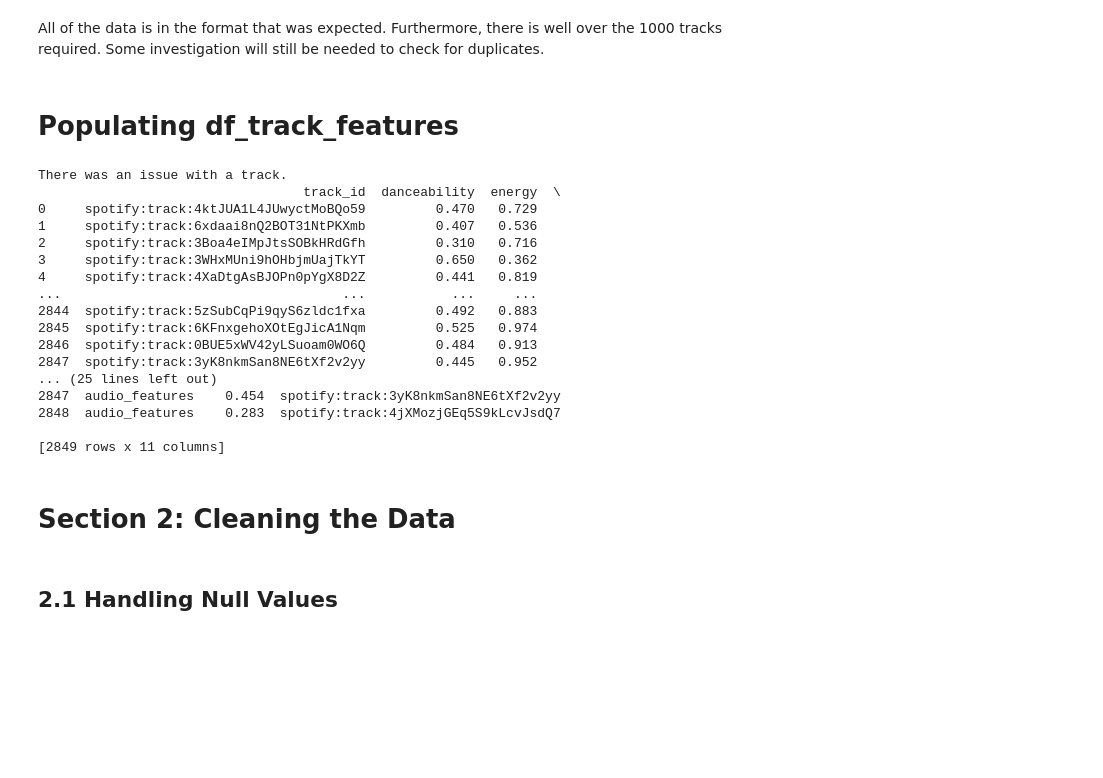
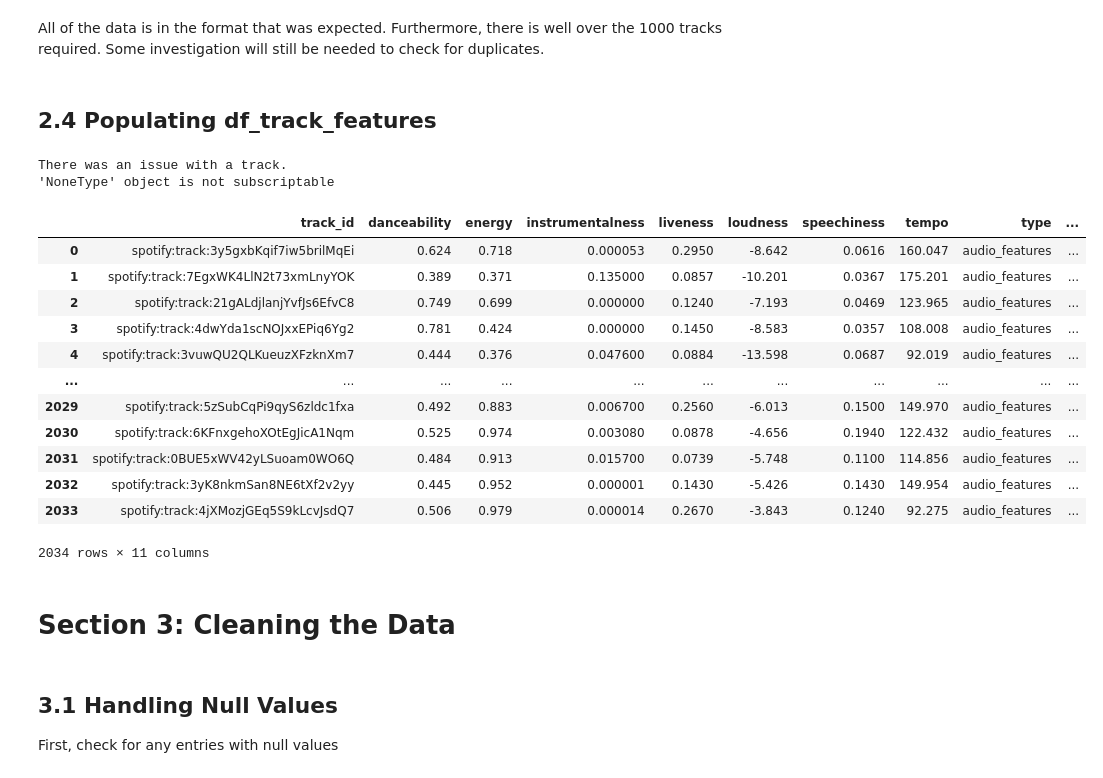
Before and after one commit to sschwartzdata/onramp_project, a Jupyter notebook: temp/proof_of_concept.ipynb, the cells around one changed output. Saved outputs shown, nothing was run; the diff lists cells and outputs as text; code cells hidden in the pictures; blank space fills up the shorter version.

Commit message:
notebook updates
updated the following
data cleaning
sql queries
analysis
checking data tranfer

```diff
--- a/temp/proof_of_concept.ipynb
+++ b/temp/proof_of_concept.ipynb
@@ -53,0 +66,7 @@ df_track_feature = pd.DataFrame(columns = track_feature_table_columns)
+# %%
+# only pulling the first result because I do not want potentially multiple artists with the same name
+# testing the connection and printing out any errors with an excetpion statement
+try:
+    pprint.pprint(sp.search(q="Wild Child", type="artist")['artists']['items'][0])
+except Exception as e:
+    print(e)
@@ -287,7 +465,7 @@ memory usage: 362.9+ KB
 # %% [markdown]
 All of the data is in the format that was expected. Furthermore, there is well over the 1000 tracks required. Some investigation will still be needed to check for duplicates.
 # %% [markdown]
-# Populating df_track_features
+## 2.4 Populating df_track_features
 # %%
 track_ids = df_track["track_id"].tolist()
 
@@ -301,35 +479,32 @@ def get_track_info(track_ids):
             new_row = [track_id, result['danceability'], result['energy'], result['instrumentalness'],
                    result['liveness'], result['loudness'], result['speechiness'], result['tempo'],
                    result['type'], result['valence'], result['uri']]
-        except:
+        except Exception as e:
             print("There was an issue with a track.")
+            print(e)
         df_track_feature.loc[len(df_track_feature.index)] = new_row
-
-    return df_track_feature
 # %%
 df_track_feature = pd.DataFrame(columns = track_feature_table_columns)
 get_track_info(track_ids)
-
-print(df_track_feature)
+df_track_feature
 # %% [output]
 There was an issue with a track.
-                                  track_id  danceability  energy  \
-0     spotify:track:4ktJUA1L4JUwyctMoBQo59         0.470   0.729
-1     spotify:track:6xdaai8nQ2BOT31NtPKXmb         0.407   0.536
-2     spotify:track:3Boa4eIMpJtsSOBkHRdGfh         0.310   0.716
-3     spotify:track:3WHxMUni9hOHbjmUajTkYT         0.650   0.362
-4     spotify:track:4XaDtgAsBJOPn0pYgX8D2Z         0.441   0.819
-...                                    ...           ...     ...
-2844  spotify:track:5zSubCqPi9qyS6zldc1fxa         0.492   0.883
-2845  spotify:track:6KFnxgehoXOtEgJicA1Nqm         0.525   0.974
-2846  spotify:track:0BUE5xWV42yLSuoam0WO6Q         0.484   0.913
-2847  spotify:track:3yK8nkmSan8NE6tXf2v2yy         0.445   0.952
-... (25 lines left out)
-2847  audio_features    0.454  spotify:track:3yK8nkmSan8NE6tXf2v2yy
-2848  audio_features    0.283  spotify:track:4jXMozjGEq5S9kLcvJsdQ7
-
-[2849 rows x 11 columns]
+'NoneType' object is not subscriptable
+|  | track_id | danceability | energy | instrumentalness | liveness | loudness | speechiness | tempo | type | ... |
+| 0 | spotify:track:3y5gxbKqif7iw5brilMqEi | 0.624 | 0.718 | 0.000053 | 0.2950 | -8.642 | 0.0616 | 160.047 | audio_features | ... |
+| 1 | spotify:track:7EgxWK4LlN2t73xmLnyYOK | 0.389 | 0.371 | 0.135000 | 0.0857 | -10.201 | 0.0367 | 175.201 | audio_features | ... |
+| 2 | spotify:track:21gALdjlanjYvfJs6EfvC8 | 0.749 | 0.699 | 0.000000 | 0.1240 | -7.193 | 0.0469 | 123.965 | audio_features | ... |
+| 3 | spotify:track:4dwYda1scNOJxxEPiq6Yg2 | 0.781 | 0.424 | 0.000000 | 0.1450 | -8.583 | 0.0357 | 108.008 | audio_features | ... |
+| 4 | spotify:track:3vuwQU2QLKueuzXFzknXm7 | 0.444 | 0.376 | 0.047600 | 0.0884 | -13.598 | 0.0687 | 92.019 | audio_features | ... |
+| ... | ... | ... | ... | ... | ... | ... | ... | ... | ... | ... |
+| 2029 | spotify:track:5zSubCqPi9qyS6zldc1fxa | 0.492 | 0.883 | 0.006700 | 0.2560 | -6.013 | 0.1500 | 149.970 | audio_features | ... |
+| 2030 | spotify:track:6KFnxgehoXOtEgJicA1Nqm | 0.525 | 0.974 | 0.003080 | 0.0878 | -4.656 | 0.1940 | 122.432 | audio_features | ... |
+| 2031 | spotify:track:0BUE5xWV42yLSuoam0WO6Q | 0.484 | 0.913 | 0.015700 | 0.0739 | -5.748 | 0.1100 | 114.856 | audio_features | ... |
+| 2032 | spotify:track:3yK8nkmSan8NE6tXf2v2yy | 0.445 | 0.952 | 0.000001 | 0.1430 | -5.426 | 0.1430 | 149.954 | audio_features | ... |
+| 2033 | spotify:track:4jXMozjGEq5S9kLcvJsdQ7 | 0.506 | 0.979 | 0.000014 | 0.2670 | -3.843 | 0.1240 | 92.275 | audio_features | ... |
+2034 rows × 11 columns
 # %% [markdown]
-# Section 2: Cleaning the Data
+# Section 3: Cleaning the Data
 # %% [markdown]
-## 2.1 Handling Null Values
+## 3.1 Handling Null Values
+First, check for any entries with null values
```
Also changed, not shown: parts of 88 cells of this notebook, 1 other file.
